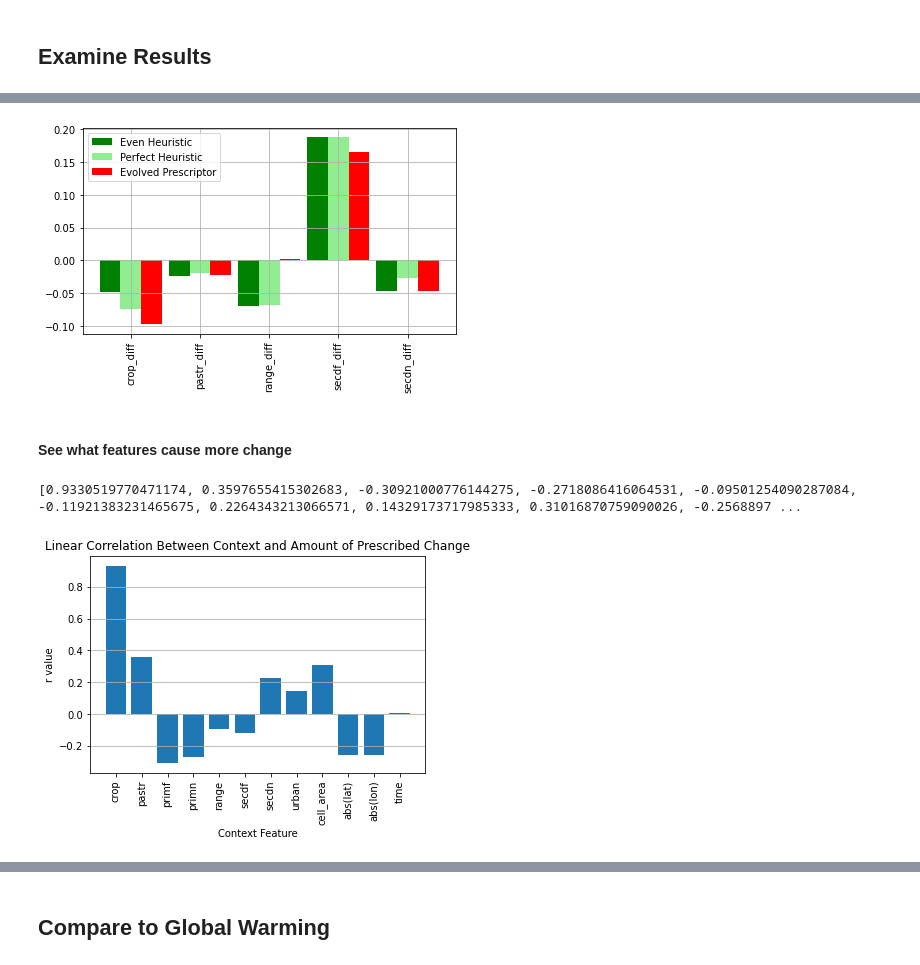
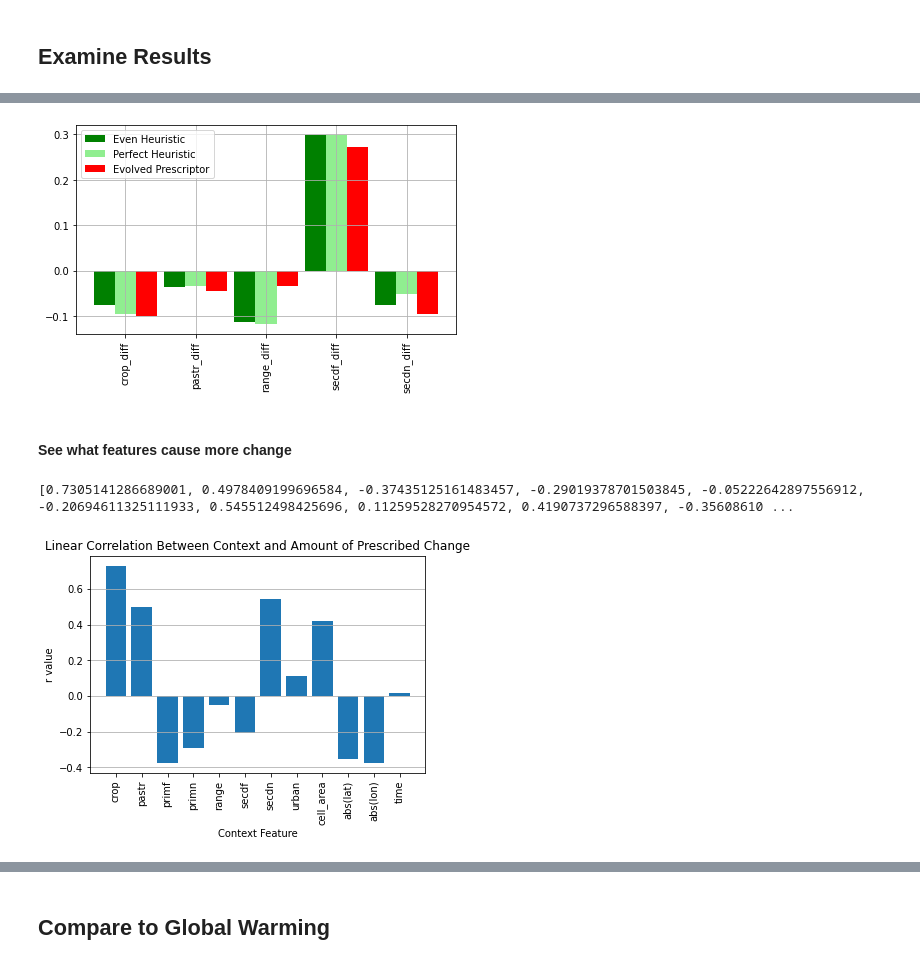
Before and after one commit to Project-Resilience/mvp, a Jupyter notebook: use_cases/eluc/experiments/prescriptor_experiments.ipynb, the cells around one changed output, grey strips where cells are left out. Saved outputs shown, nothing was run; the diff lists cells and outputs as text; code cells hidden in the pictures.

Commit message:
Got experiments working with torch prescriptors. Very messy ATM. Modified prescriptors to be more in line with ESP. Added some documentation

```diff
--- a/use_cases/eluc/experiments/prescriptor_experiments.ipynb
+++ b/use_cases/eluc/experiments/prescriptor_experiments.ipynb
@@ -365,34 +365,27 @@ def load_prescriptor(id, verbose=False):
 
 def load_torch_prescriptor(id: str) -> Candidate:
     gen = id.split('_')[0]
-    prescriptor_model_filename = experiment_results_dir / f"{gen}" / f"{id}.pt"
+    prescriptor_model_filename = experiment_results_dir / f"{int(gen)+1}" / f"{id}.pt"
     prescriptor_model = Candidate(**candidate_params)
     prescriptor_model.load_state_dict(torch.load(prescriptor_model_filename))
     return prescriptor_model
 # %%
-def trained_prescribe_and_predict(encoded_context, id, encoder, dummy_prescriptor):
-    prescriptor = load_prescriptor(id)
-    reco_land_use = dummy_prescriptor.prescribe(prescriptor, encoded_context)
-    reco_df = pd.DataFrame(reco_land_use["reco_land_use"].tolist(), columns=constants.RECO_COLS)
-    context_actions_df = reco_to_context_actions(reco_df, encoded_context, encoder)
-    prescribed_actions_df = context_actions_df[constants.DIFF_LAND_USE_COLS]
-    eluc = dummy_prescriptor.predict_eluc(context_actions_df)
-    change = (prescribed_actions_df[prescribed_actions_df > 0].sum(axis=1) / context_actions_df[constants.LAND_USE_COLS].sum(axis=1))
-
-    context_actions_df["ELUC"] = eluc.values
-    context_actions_df["change"] = change.values
-
+def trained_prescribe_and_predict(id, prescriptor):
+    candidate = load_torch_prescriptor(id)
+    context_actions_df = prescriptor.prescribe(candidate)
+    eluc_df, change_df = prescriptor.predict(context_actions_df)
+    context_actions_df["ELUC"] = eluc_df["ELUC"]
+    context_actions_df["change"] = change_df["change"]
     return context_actions_df
 
 trained_elucs = []
 trained_changes = []
 print(len(all_gen_pareto_df))
 for id in tqdm(all_gen_pareto_df["id"].unique()):
-    candidate = Candidate(**candidate_params)
-    candidate.load_state_dict(torch.load(experiment_results_dir / f"{int(id.split('_')[0])+1}" / f"{id}.pt"))
-    eluc, change = prescriptor.prescribe_and_predict(candidate)
-    trained_elucs.append(eluc)
-    trained_changes.append(change)
+    candidate = load_torch_prescriptor(id)
+    evaluated_context_actions_df = trained_prescribe_and_predict(id, prescriptor)
+    trained_elucs.append(evaluated_context_actions_df["ELUC"].mean())
+    trained_changes.append(evaluated_context_actions_df["change"].mean())
 # %% [output]
 168
 # %%
@@ -516,7 +509,7 @@ def get_idx_close(change, changes):
     idx = diff.index(min(diff))
     return idx
 
-pct = 0.2
+pct = 0.3
 trained_idx = get_idx_close(pct, trained_changes_sorted) - 1
 even_idx = get_idx_close(pct, even_changes)
 perfect_idx = get_idx_close(pct, perfect_changes)
@@ -544,7 +537,7 @@ plt.show()
 # %%
 trained_idx_unsort = trained_changes.index(trained_changes_sorted[trained_idx])
-trained_result = trained_prescribe_and_predict(encoded_context_df, all_gen_pareto_df["id"].unique()[trained_idx_unsort], dataset.encoder, dummy_prescriptor)
-even_result = heuristic_prescribe_and_predict(context_df, dummy_prescriptor, even_prescribe, pcts[even_idx], best_col)
-perfect_result = heuristic_prescribe_and_predict(context_df, dummy_prescriptor, perfect_prescribe, pcts[perfect_idx], coefs)
+trained_result = trained_prescribe_and_predict(all_gen_pareto_df["id"].unique()[trained_idx_unsort], prescriptor)
+even_result = heuristic_prescribe_and_predict(context_df, nnp, even_prescribe, pcts[even_idx], best_col)
+perfect_result = heuristic_prescribe_and_predict(context_df, nnp, perfect_prescribe, pcts[perfect_idx], coefs)
 
-trained_result = trained_result.set_index(even_result.index)
+# trained_result = trained_result.set_index(even_result.index)
@@ -656,23 +643,23 @@ Average difference in ELUC for these points: -0.14235717058181763
 # %%
-even_total_diffs = even_result[constants.DIFF_RECO_COLS].sum(axis=0) / len(even_result)
-perfect_total_diffs = perfect_result[constants.DIFF_RECO_COLS].sum(axis=0) / len(perfect_result)
-trained_total_diffs = trained_result[constants.DIFF_RECO_COLS].sum(axis=0) / len(trained_result)
+even_total_diffs = even_result[constants.DIFF_RECO_COLS].mean()
+perfect_total_diffs = perfect_result[constants.DIFF_RECO_COLS].mean()
+trained_total_diffs = trained_result[constants.DIFF_RECO_COLS].mean()
 
 xticks = np.arange(len(constants.DIFF_RECO_COLS))
 
 plt.bar(xticks-0.3, even_total_diffs, 0.3, label="Even Heuristic", color="green")
 plt.bar(xticks, perfect_total_diffs, 0.3, label="Perfect Heuristic", color="lightgreen")
 plt.bar(xticks+0.3, trained_total_diffs, 0.3, label="Evolved Prescriptor", color="red")
 plt.xticks(xticks, constants.DIFF_RECO_COLS, rotation=90)
 plt.legend()
 plt.grid()
 #plt.title("Average land use change for each prescriptor")
 fig = plt.gcf()
 fig.set_tight_layout(True)
 #plt.savefig("figures/prescbar.png", format="png", dpi=300)
 plt.show()
 # %% [output]
-[figure, old version]
+[figure, new version]
 # %% [markdown]
 #### See what features cause more change
 # %%
@@ -696,8 +683,8 @@ plt.grid(axis="y")
 #plt.savefig("figures/corr.png", format="png", dpi=300)
 plt.show()
 # %% [output]
-[0.9330519770471174, 0.3597655415302683, -0.30921000776144275, -0.2718086416064531, -0.09501254090287084, -0.11921383231465675, 0.2264343213066571, 0.14329173717985333, 0.31016870759090026, -0.2568897 ...
+[0.7305141286689001, 0.4978409199696584, -0.37435125161483457, -0.29019378701503845, -0.05222642897556912, -0.20694611325111933, 0.545512498425696, 0.11259528270954572, 0.4190737296588397, -0.35608610 ...
-[figure, old version]
+[figure, new version]
 # %%
 def plot_context_change(feature, save):
     plt.scatter(trained_sample[feature], trained_sample["change"])
```
Also changed, not shown: parts of 14 cells of this notebook, 3 other files.
